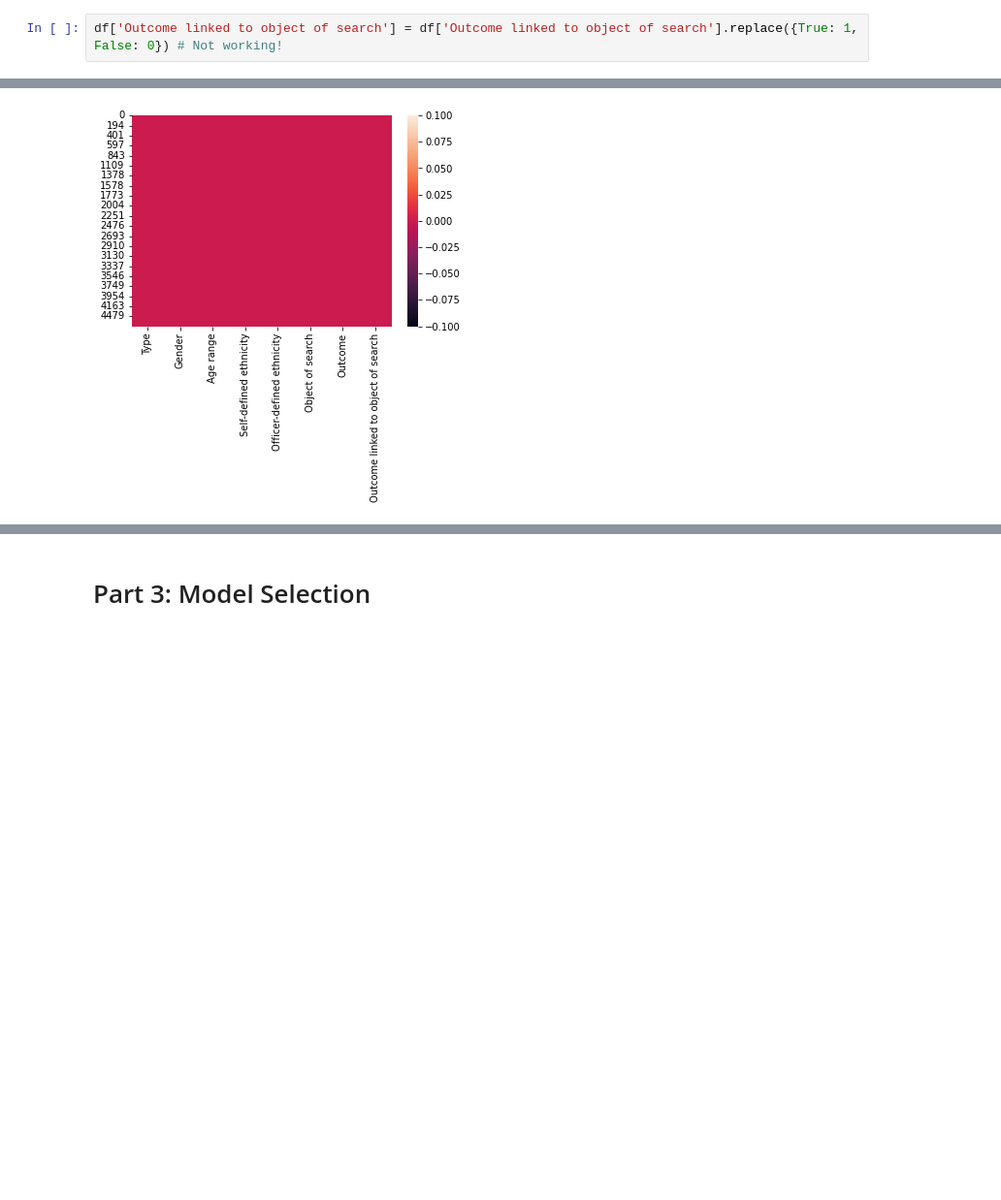
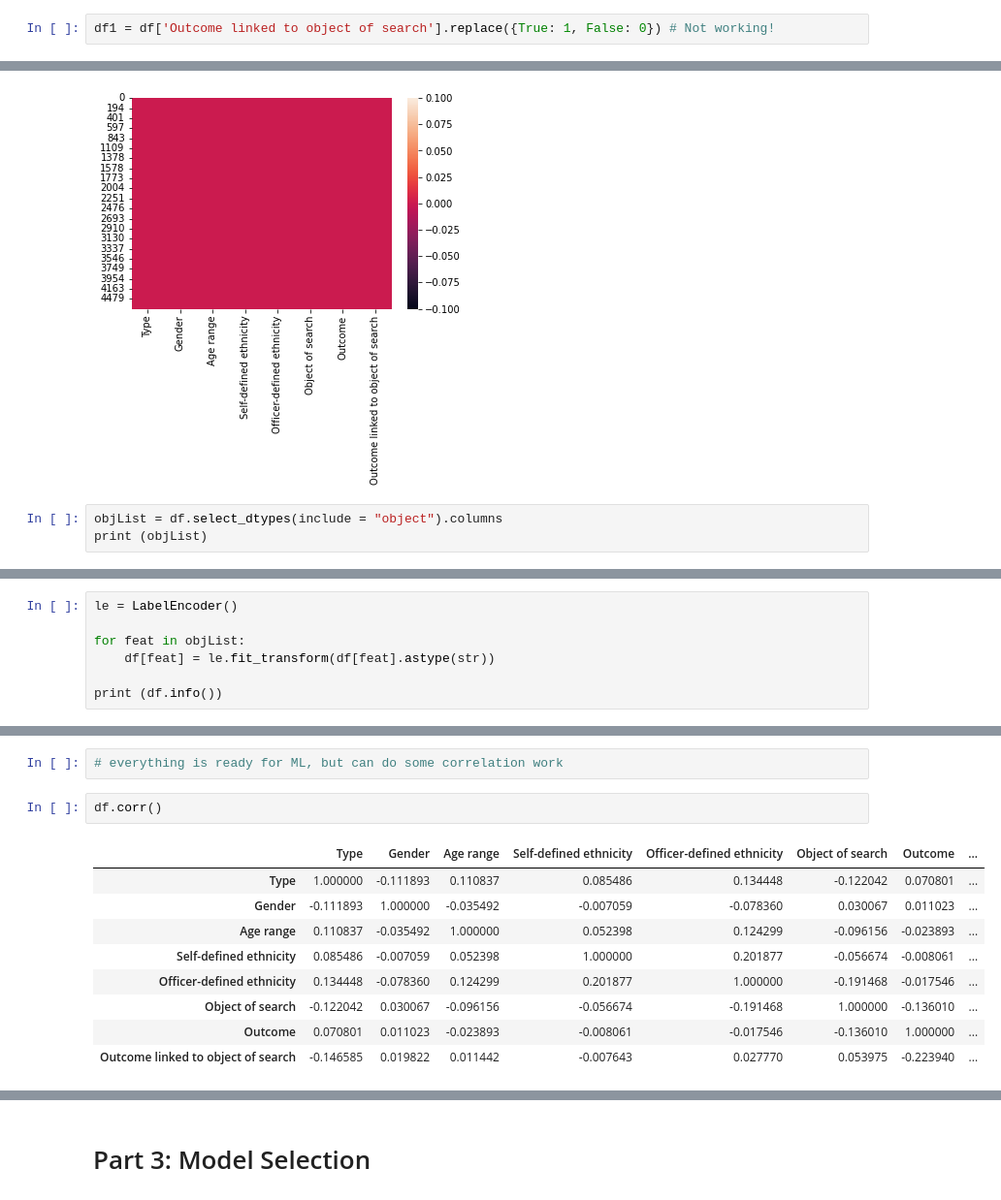
Before and after one commit to aranlemaur/Basics-Tutorial, a Jupyter notebook: WIP_Project_Practice_3.ipynb, the cells around one changed output, grey strips where cells are left out. Shown: that part at 97% size. Cells and saved outputs as stored; diff of their text form; blank space fills up the shorter version.

```diff
--- a/WIP_Project_Practice_3.ipynb
+++ b/WIP_Project_Practice_3.ipynb
@@ -148,5 +148,5 @@ df.head()
 # %%
-df['Outcome linked to object of search'] = df['Outcome linked to object of search'].replace({True: 1, False: 0}) # Not working!
+df1 = df['Outcome linked to object of search'].replace({True: 1, False: 0}) # Not working!
 # %%
 df.head()
 # %% [output]
@@ -174,3 +174,6 @@ sns.heatmap(df.isnull())
 plt.show()
 # %% [output]
 [figure]
+# %%
+objList = df.select_dtypes(include = "object").columns
+print (objList)
@@ -176,0 +187,7 @@ plt.show()
+# %%
+le = LabelEncoder()
+
+for feat in objList:
+    df[feat] = le.fit_transform(df[feat].astype(str))
+
+print (df.info())
@@ -185,0 +224,14 @@ Unique FN: ['18-24' '25-34' 'over 34' '10-17' nan 'Age range']
+# %%
+# everything is ready for ML, but can do some correlation work
+# %%
+df.corr()
+# %% [output]
+|  | Type | Gender | Age range | Self-defined ethnicity | Officer-defined ethnicity | Object of search | Outcome | ... |
+| Type | 1.000000 | -0.111893 | 0.110837 | 0.085486 | 0.134448 | -0.122042 | 0.070801 | ... |
+| Gender | -0.111893 | 1.000000 | -0.035492 | -0.007059 | -0.078360 | 0.030067 | 0.011023 | ... |
+| Age range | 0.110837 | -0.035492 | 1.000000 | 0.052398 | 0.124299 | -0.096156 | -0.023893 | ... |
+| Self-defined ethnicity | 0.085486 | -0.007059 | 0.052398 | 1.000000 | 0.201877 | -0.056674 | -0.008061 | ... |
+| Officer-defined ethnicity | 0.134448 | -0.078360 | 0.124299 | 0.201877 | 1.000000 | -0.191468 | -0.017546 | ... |
+| Object of search | -0.122042 | 0.030067 | -0.096156 | -0.056674 | -0.191468 | 1.000000 | -0.136010 | ... |
+| Outcome | 0.070801 | 0.011023 | -0.023893 | -0.008061 | -0.017546 | -0.136010 | 1.000000 | ... |
+| Outcome linked to object of search | -0.146585 | 0.019822 | 0.011442 | -0.007643 | 0.027770 | 0.053975 | -0.223940 | ... |
```
Also changed, not shown: parts of 9 cells of this notebook.
